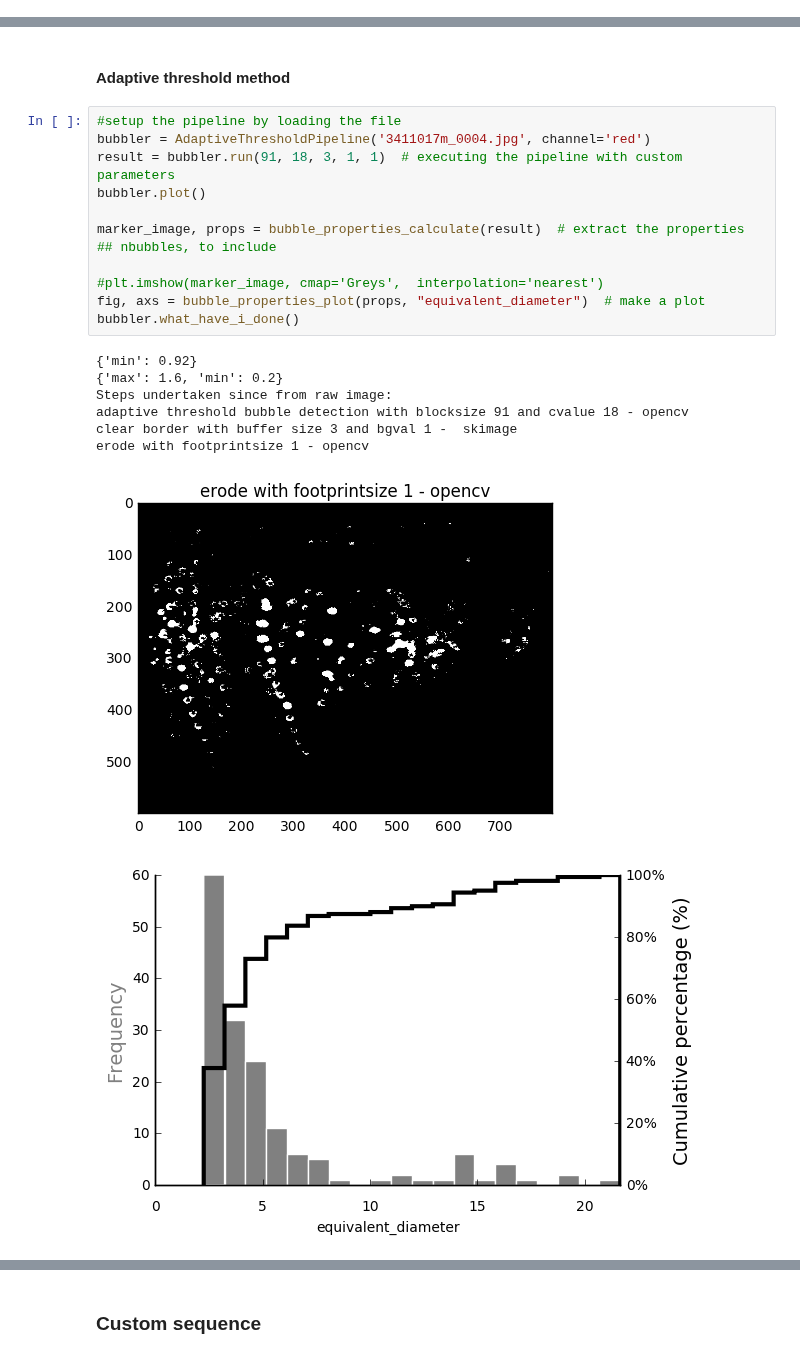
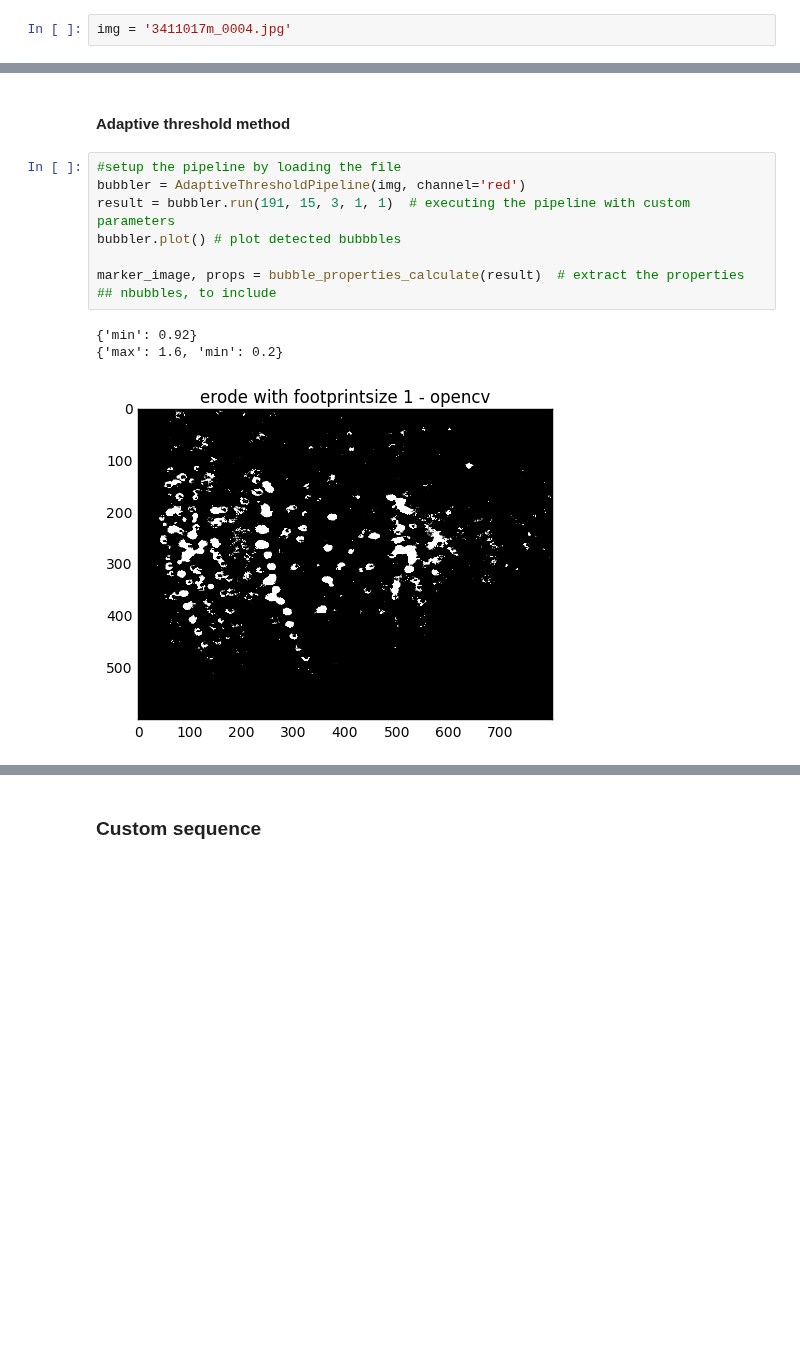
Before and after one commit to gbellandi/bubble_size_analysis, a Jupyter notebook: drafts/bubblekicker.ipynb, the cells around one changed output, grey strips where cells are left out. Drawn from its saved outputs; the diff is of its cells as text; blank space fills up the shorter version.

```diff
--- a/drafts/bubblekicker.ipynb
+++ b/drafts/bubblekicker.ipynb
@@ -7,6 +7,8 @@ from bubblekicker.bubblekicker import (BubbleKicker, batchbubblekicker, bubble_p
 from bubblekicker.pipelines import CannyPipeline, AdaptiveThresholdPipeline
 # %%
 %matplotlib inline
+# %%
+img = '3411017m_0004.jpg'
 # %% [markdown]
 ### Pipelines testing¶
 # %% [markdown]
@@ -39,22 +44,13 @@ erode with footprintsize 1 - opencv
 #### Adaptive threshold method
 # %%
 #setup the pipeline by loading the file
-bubbler = AdaptiveThresholdPipeline('3411017m_0004.jpg', channel='red')
-result = bubbler.run(91, 18, 3, 1, 1)  # executing the pipeline with custom parameters
-bubbler.plot()
+bubbler = AdaptiveThresholdPipeline(img, channel='red')
+result = bubbler.run(191, 15, 3, 1, 1)  # executing the pipeline with custom parameters
+bubbler.plot() # plot detected bubbbles
 
 marker_image, props = bubble_properties_calculate(result)  # extract the properties
 ## nbubbles, to include
-
-#plt.imshow(marker_image, cmap='Greys',  interpolation='nearest')
-fig, axs = bubble_properties_plot(props, "equivalent_diameter")  # make a plot
-bubbler.what_have_i_done()
 # %% [output]
 {'min': 0.92}
 {'max': 1.6, 'min': 0.2}
-Steps undertaken since from raw image:
-adaptive threshold bubble detection with blocksize 91 and cvalue 18 - opencv
-clear border with buffer size 3 and bgval 1 -  skimage
-erode with footprintsize 1 - opencv
-[figure, old version]
+[figure, new version]
-[figure, removed]
```
Also changed, not shown: parts of 19 cells of this notebook.
